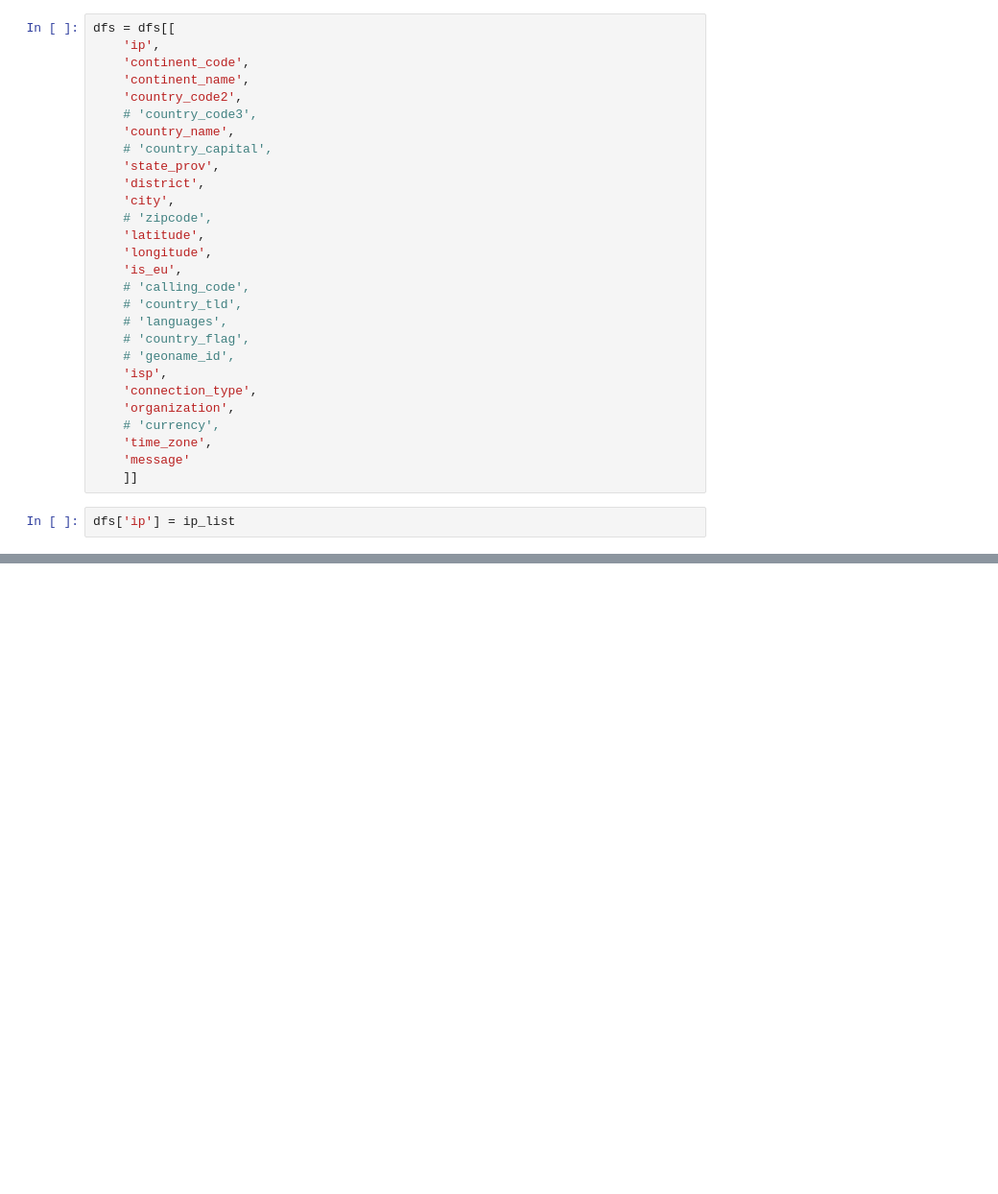
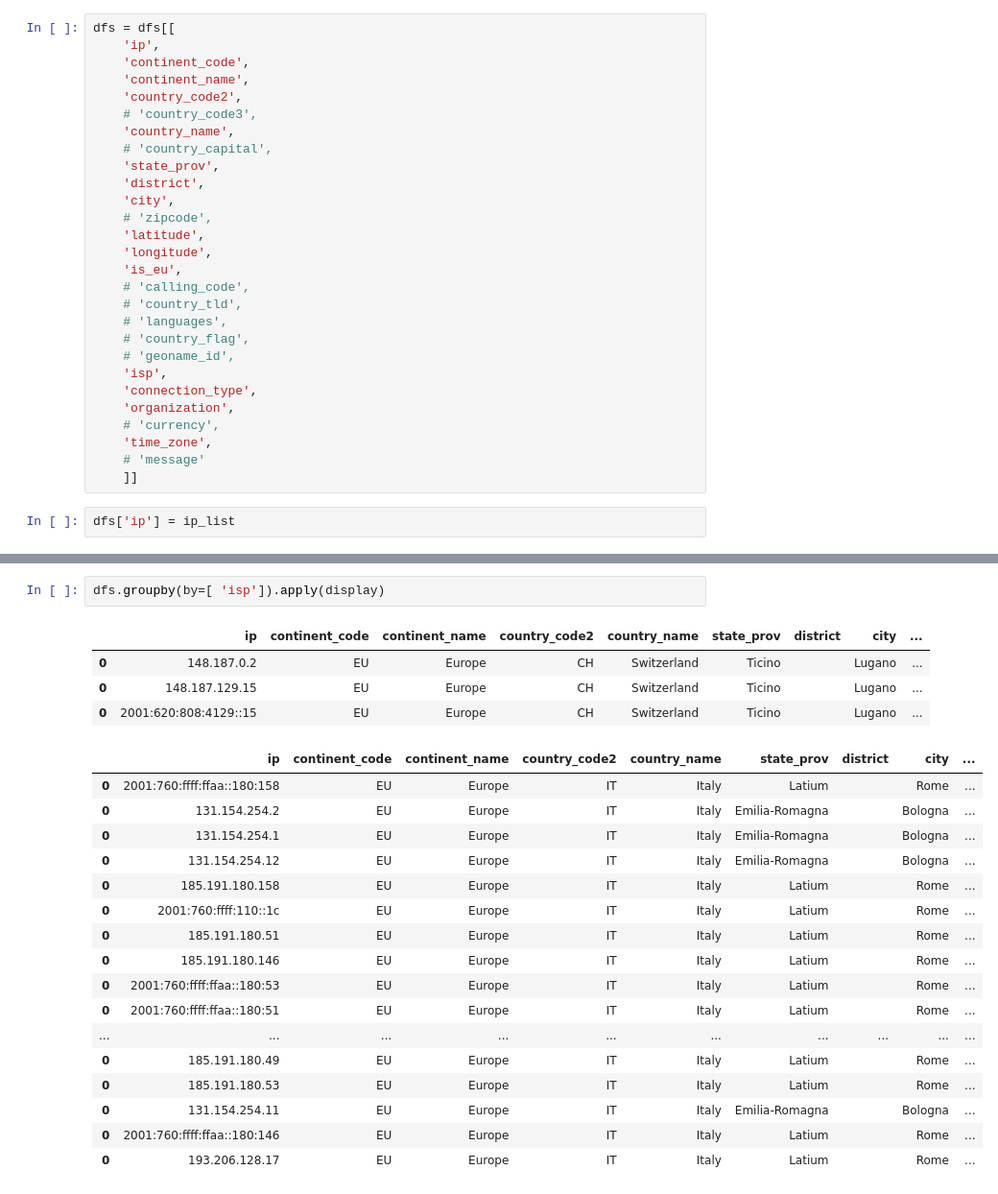
Before and after one commit to Eldeeqq/traced, a Jupyter notebook: notebooks/ip_metadata.ipynb, the cells around one changed output, grey strips where cells are left out. Shown at 96% size. Saved outputs shown, nothing was run; the diff lists cells and outputs as text; blank space fills up the shorter version.

```diff
--- a/notebooks/ip_metadata.ipynb
+++ b/notebooks/ip_metadata.ipynb
@@ -136,7 +147,7 @@ dfs = dfs[[
     'organization',
     # 'currency',
     'time_zone',
-    'message'
+    # 'message'
     ]]
 # %%
 dfs['ip'] = ip_list
@@ -142,0 +161,24 @@ dfs['ip'] = ip_list
+# %%
+dfs.groupby(by=[ 'isp']).apply(display)
+# %% [output]
+|  | ip | continent_code | continent_name | country_code2 | country_name | state_prov | district | city | ... |
+| 0 | 148.187.0.2 | EU | Europe | CH | Switzerland | Ticino |  | Lugano | ... |
+| 0 | 148.187.129.15 | EU | Europe | CH | Switzerland | Ticino |  | Lugano | ... |
+| 0 | 2001:620:808:4129::15 | EU | Europe | CH | Switzerland | Ticino |  | Lugano | ... |
+|  | ip | continent_code | continent_name | country_code2 | country_name | state_prov | district | city | ... |
+| 0 | 2001:760:ffff:ffaa::180:158 | EU | Europe | IT | Italy | Latium |  | Rome | ... |
+| 0 | 131.154.254.2 | EU | Europe | IT | Italy | Emilia-Romagna |  | Bologna | ... |
+| 0 | 131.154.254.1 | EU | Europe | IT | Italy | Emilia-Romagna |  | Bologna | ... |
+| 0 | 131.154.254.12 | EU | Europe | IT | Italy | Emilia-Romagna |  | Bologna | ... |
+| 0 | 185.191.180.158 | EU | Europe | IT | Italy | Latium |  | Rome | ... |
+| 0 | 2001:760:ffff:110::1c | EU | Europe | IT | Italy | Latium |  | Rome | ... |
+| 0 | 185.191.180.51 | EU | Europe | IT | Italy | Latium |  | Rome | ... |
+| 0 | 185.191.180.146 | EU | Europe | IT | Italy | Latium |  | Rome | ... |
+| 0 | 2001:760:ffff:ffaa::180:53 | EU | Europe | IT | Italy | Latium |  | Rome | ... |
+| 0 | 2001:760:ffff:ffaa::180:51 | EU | Europe | IT | Italy | Latium |  | Rome | ... |
+| ... | ... | ... | ... | ... | ... | ... | ... | ... | ... |
+| 0 | 185.191.180.49 | EU | Europe | IT | Italy | Latium |  | Rome | ... |
+| 0 | 185.191.180.53 | EU | Europe | IT | Italy | Latium |  | Rome | ... |
+| 0 | 131.154.254.11 | EU | Europe | IT | Italy | Emilia-Romagna |  | Bologna | ... |
+| 0 | 2001:760:ffff:ffaa::180:146 | EU | Europe | IT | Italy | Latium |  | Rome | ... |
+| 0 | 193.206.128.17 | EU | Europe | IT | Italy | Latium |  | Rome | ... |
```
Also changed, not shown: parts of 10 cells of this notebook, 50 other files.
